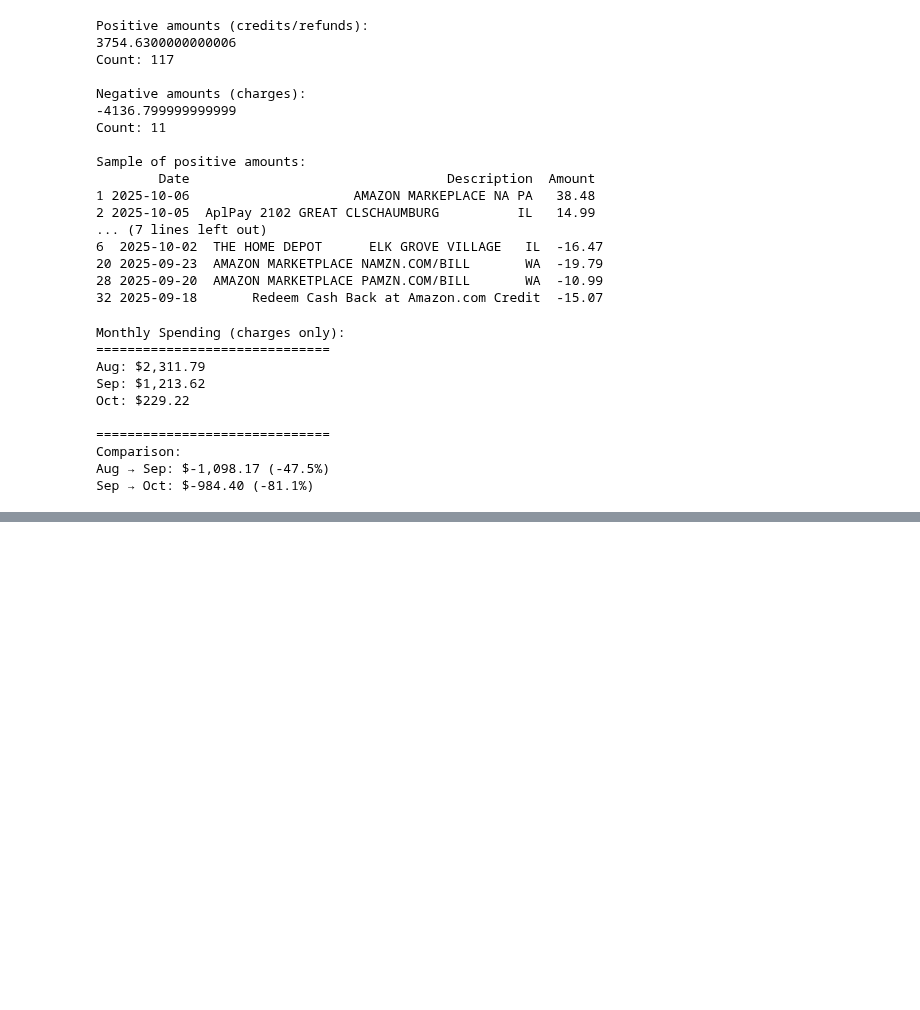
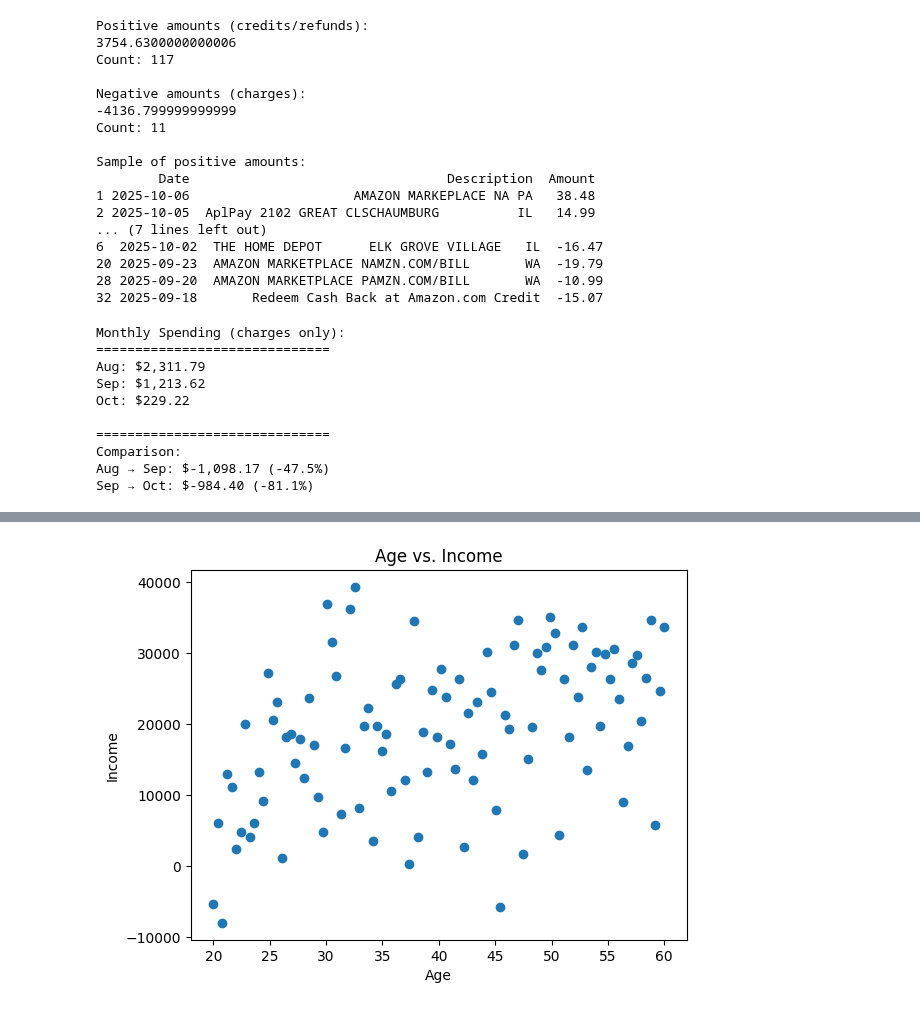
Before and after one commit to pavantips/flask, a Jupyter notebook: cc monthly spend.ipynb, the cells around one changed output, grey strips where cells are left out. Saved outputs shown, nothing was run; the diff lists cells and outputs as text; code cells hidden in the pictures; blank space fills up the shorter version.

```diff
--- a/cc monthly spend.ipynb
+++ b/cc monthly spend.ipynb
@@ -684,0 +794,14 @@ Sep → Oct: $-984.40 (-81.1%)
+# %%
+import matplotlib.pyplot as plt
+import numpy as np
+
+ages = np.linspace(20, 60, 100)  # Ages ranging from 20 to 60
+income = ages * 500 + np.random.normal(0, 10000, 100)  # Simulating a positive correlation with some noise
+
+plt.scatter(ages, income)
+plt.xlabel('Age')
+plt.ylabel('Income')
+plt.title('Age vs. Income')
+plt.show()
+# %% [output]
+[figure, added]
```
Also changed, not shown: parts of 8 cells of this notebook, 1 other file.
